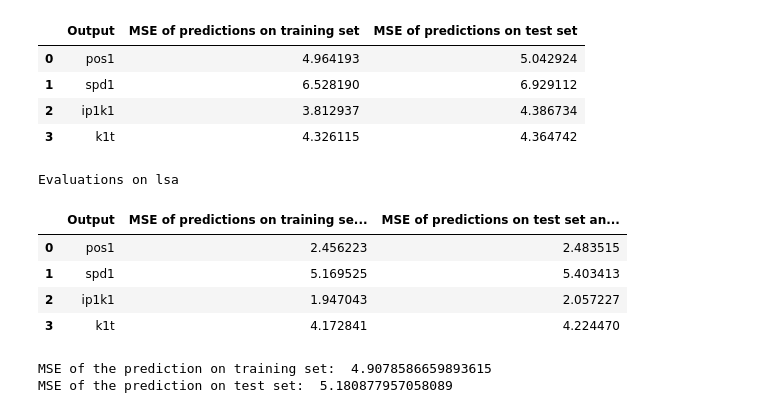
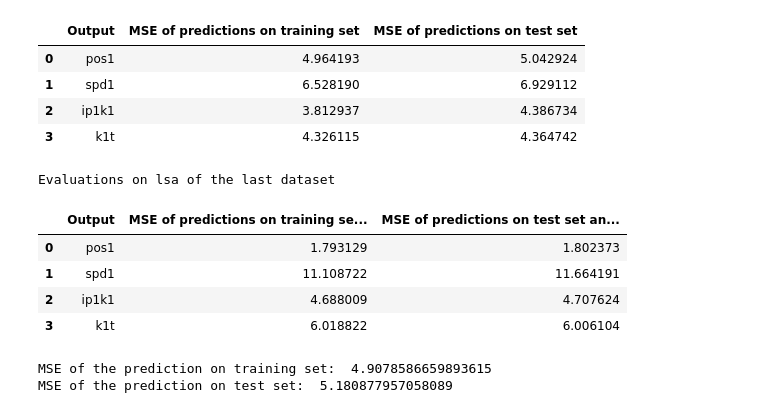
Before and after one commit to chen-xin-94/trelleborg, a Jupyter notebook: scripts/training/NN_combi_all.ipynb, the cells around one changed output. Saved outputs shown, nothing was run; the diff lists cells and outputs as text; code cells hidden in the pictures.

```diff
--- a/scripts/training/NN_combi_all.ipynb
+++ b/scripts/training/NN_combi_all.ipynb
@@ -50,7 +49,7 @@ file_list_LEM1
  'D:\\xin\\datasets\\Trelleborg\\2021-01-27-V24\\9_Phase_B-E\\9_Phase_B-E_LEM1.h5']
 # %%
 # check the last dataset
-file = file_list_LEM1[1]
+file = file_list_LEM1[-1]
 filename = file.split(os.sep)[-1][:-3]
 pklName = DIR + '/data/shift_opts_freqs_all/' + filename + '.pkl'
 shift_opts_freqs_all = pickle.load(open(pklName, 'rb'))
@@ -317,24 +342,24 @@ df
 | 3 | k1t | 4.326115 | 4.364742 |
 # %%
 print("Evaluations on lsa of the last dataset")
-idx_com_train = np.intersect1d(idx_train_sort, low)
-idx_com_test = np.intersect1d(idx_test_sort, low)
+idx_com_train = np.intersect1d(idx_train_sort, low+idx_dataset[-2])
+idx_com_test = np.intersect1d(idx_test_sort, low+idx_dataset[-2])
 y_train_lsa_ = y_[idx_com_train]
 y_test_lsa_ = y_[idx_com_test]
 err_dict_lsa = {
     'Output':GT,
     'MSE of predictions on training set and lsa' : np.mean(np.square(y4[idx_com_train] - y_train_lsa_), axis=0),
     'MSE of predictions on test set and lsa' : np.mean(np.square(y4[idx_com_test] - y_test_lsa_), axis=0)
 }
 df_lsa = pd.DataFrame.from_dict(err_dict_lsa)
 df_lsa
 # %% [output]
-Evaluations on lsa
+Evaluations on lsa of the last dataset
 |  | Output | MSE of predictions on training se... | MSE of predictions on test set an... |
-| 0 | pos1 | 2.456223 | 2.483515 |
-| 1 | spd1 | 5.169525 | 5.403413 |
-| 2 | ip1k1 | 1.947043 | 2.057227 |
-| 3 | k1t | 4.172841 | 4.224470 |
+| 0 | pos1 | 1.793129 | 1.802373 |
+| 1 | spd1 | 11.108722 | 11.664191 |
+| 2 | ip1k1 | 4.688009 | 4.707624 |
+| 3 | k1t | 6.018822 | 6.006104 |
 # %%
 from sklearn.metrics import mean_squared_error
 print ("MSE of the prediction on training set: ", mean_squared_error(y_train_,y4[idx_train_sort]))
```
Also changed, not shown: parts of 37 cells of this notebook.
